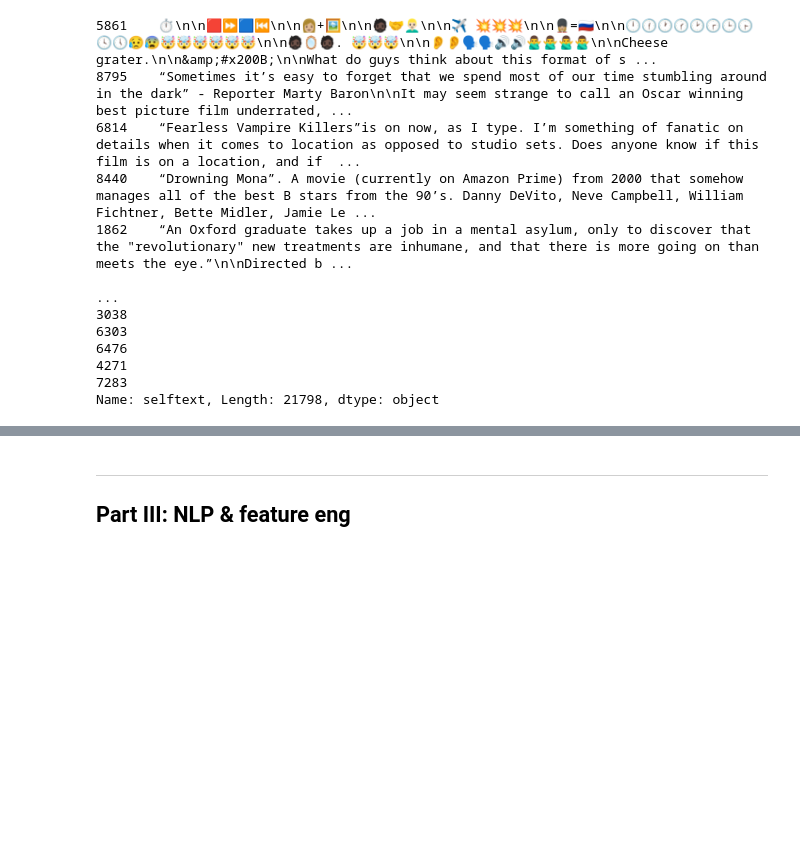
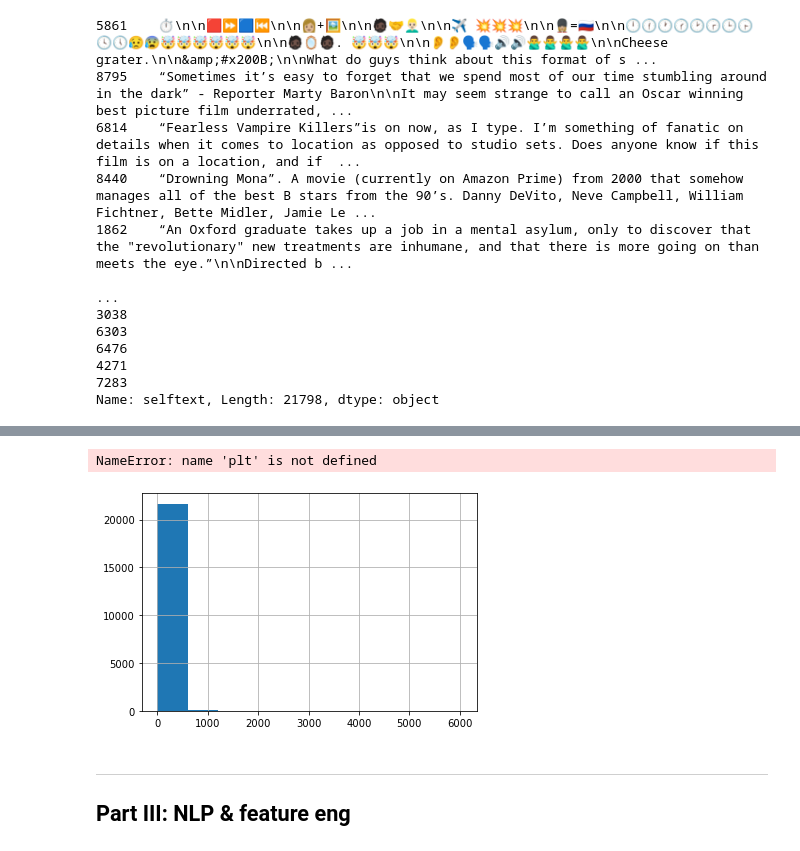
Before and after one commit to cotica/reddit_classifier, a Jupyter notebook: code/Project-3-Scraping-Subreddits-EDA.ipynb, the cells around one changed output, grey strips where cells are left out. Drawn from its saved outputs; the diff is of its cells as text; code cells hidden in the pictures; blank space fills up the shorter version.

```diff
--- a/code/Project-3-Scraping-Subreddits-EDA.ipynb
+++ b/code/Project-3-Scraping-Subreddits-EDA.ipynb
@@ -288,3 +309,9 @@ We are also going to see, whether there are any interesting prospective features
+# %%
+df['num_comments'].hist();
+plt.xticks(0, 50, 100, 1000)
+# %% [output]
+NameError: name 'plt' is not defined
+[figure, added]
 # %%
 #check for post density
 #<df>['selftext'].value_counts()
```
Also changed, not shown: parts of 6 cells of this notebook.
